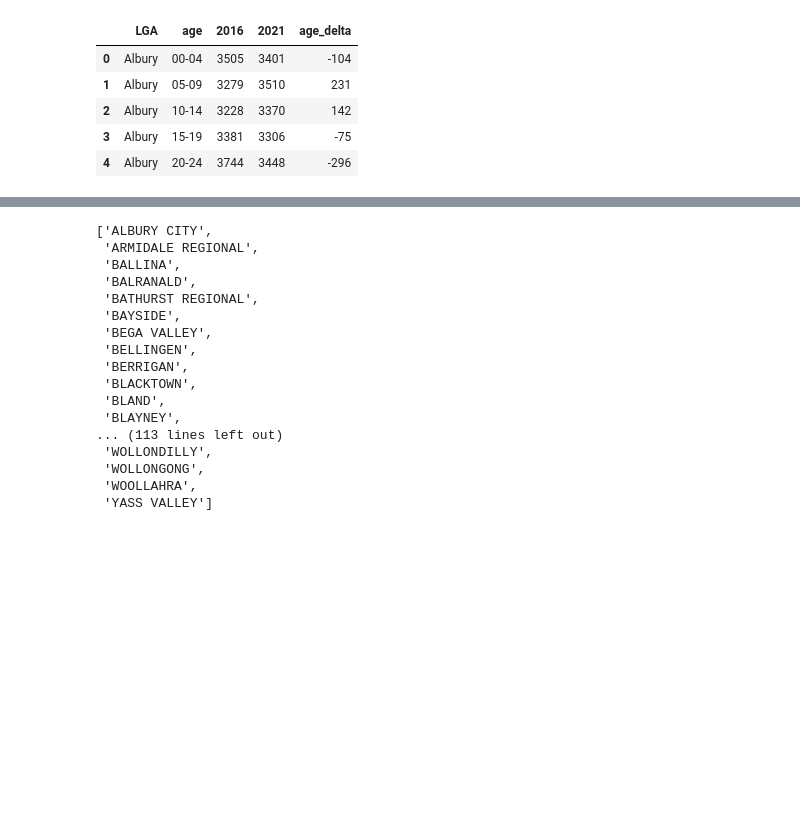
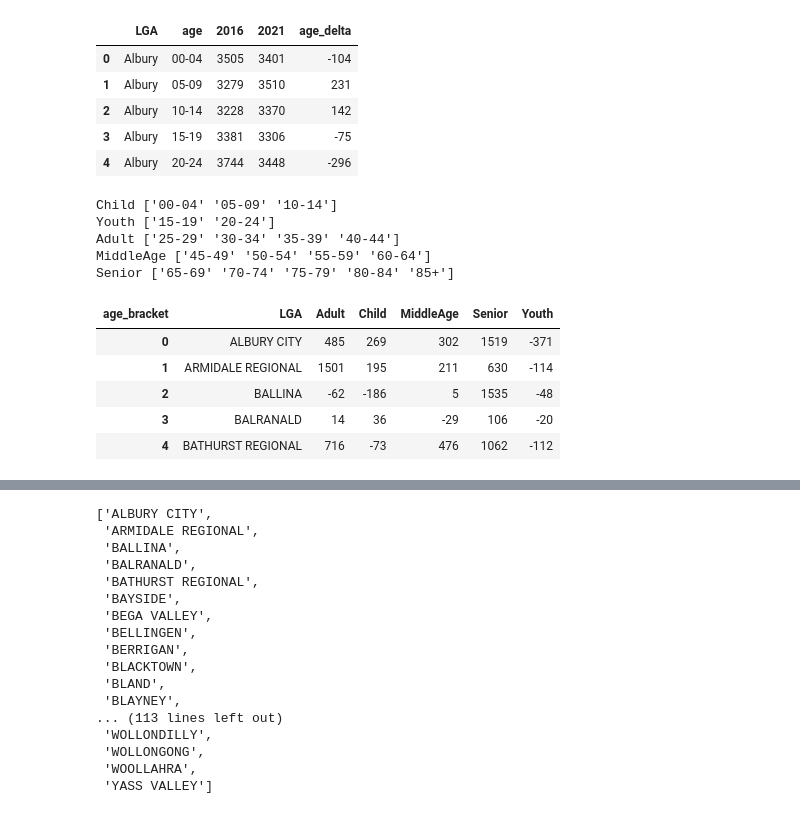
Before and after one commit to walthersy/NSW-house-price, a Jupyter notebook: Data Cleaning Pt1 (sales and rent) COPY.ipynb, the cells around one changed output, grey strips where cells are left out. Saved outputs shown, nothing was run; the diff lists cells and outputs as text; code cells hidden in the pictures; blank space fills up the shorter version.

```diff
--- a/Data Cleaning Pt1 (sales and rent) COPY.ipynb
+++ b/Data Cleaning Pt1 (sales and rent) COPY.ipynb
@@ -1036,6 +1033,48 @@ ageband.head()
 | 2 | Albury | 10-14 | 3228 | 3370 | 142 |
 | 3 | Albury | 15-19 | 3381 | 3306 | -75 |
 | 4 | Albury | 20-24 | 3744 | 3448 | -296 |
+# %%
+#clusters
+
+Child = df_age_pivot.age.unique()[:3]
+Youth = df_age_pivot.age.unique()[3:5]
+Adult = df_age_pivot.age.unique()[5:9]
+MiddleAge = df_age_pivot.age.unique()[9:13]
+Senior = df_age_pivot.age.unique()[13:]
+
+print('Child',Child)
+print('Youth',Youth)
+print('Adult',Adult)
+print('MiddleAge',MiddleAge)
+print('Senior',Senior)
+# %% [output]
+Child ['00-04' '05-09' '10-14']
+Youth ['15-19' '20-24']
+Adult ['25-29' '30-34' '35-39' '40-44']
+MiddleAge ['45-49' '50-54' '55-59' '60-64']
+Senior ['65-69' '70-74' '75-79' '80-84' '85+']
+# %%
+age_categ = [df_age_pivot['age'].isin(Child),
+             df_age_pivot['age'].isin(Youth),
+             df_age_pivot['age'].isin(Adult),
+             df_age_pivot['age'].isin(MiddleAge),
+             df_age_pivot['age'].isin(Senior)]
+age_output = ['Child','Youth','Adult','MiddleAge','Senior']
+
+df_age_pivot['age_bracket'] = np.select(age_categ,age_output)
+
+age_bracket_delta = pd.pivot_table(df_age_pivot, index=['LGA'], columns=['age_bracket'],
+                                   values='age_delta', aggfunc=np.sum)
+ageband = age_bracket_delta
+ageband.reset_index(inplace=True)
+ageband.head()
+# %% [output]
+| age_bracket | LGA | Adult | Child | MiddleAge | Senior | Youth |
+| 0 | ALBURY CITY | 485 | 269 | 302 | 1519 | -371 |
+| 1 | ARMIDALE REGIONAL | 1501 | 195 | 211 | 630 | -114 |
+| 2 | BALLINA | -62 | -186 | 5 | 1535 | -48 |
+| 3 | BALRANALD | 14 | 36 | -29 | 106 | -20 |
+| 4 | BATHURST REGIONAL | 716 | -73 | 476 | 1062 | -112 |
 # %%
 # Check if ageband df and hhold df has the same LGAs
 LGA_age = list(ageband['LGA'].unique())
```
Also changed, not shown: parts of 5 cells of this notebook, 1 other file.
